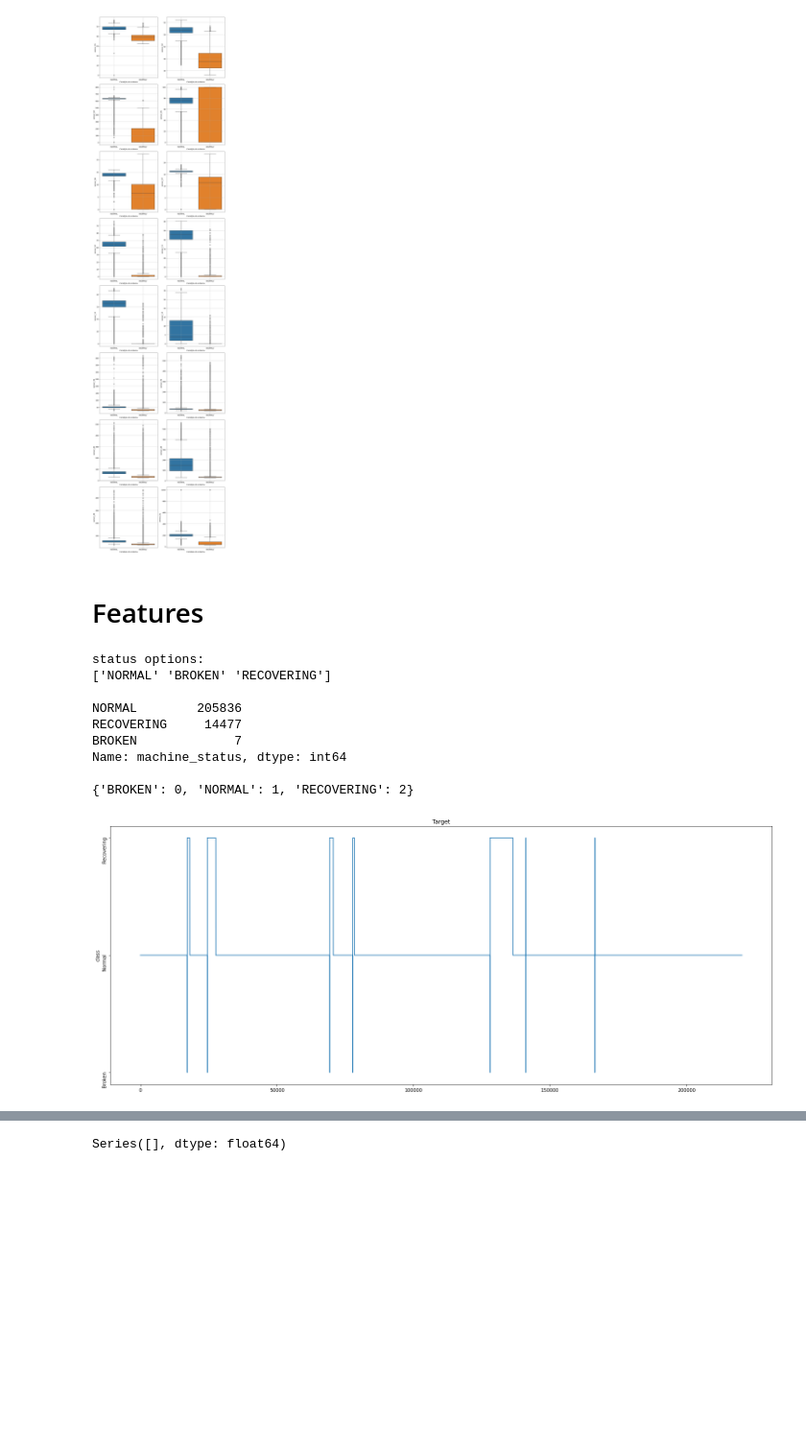
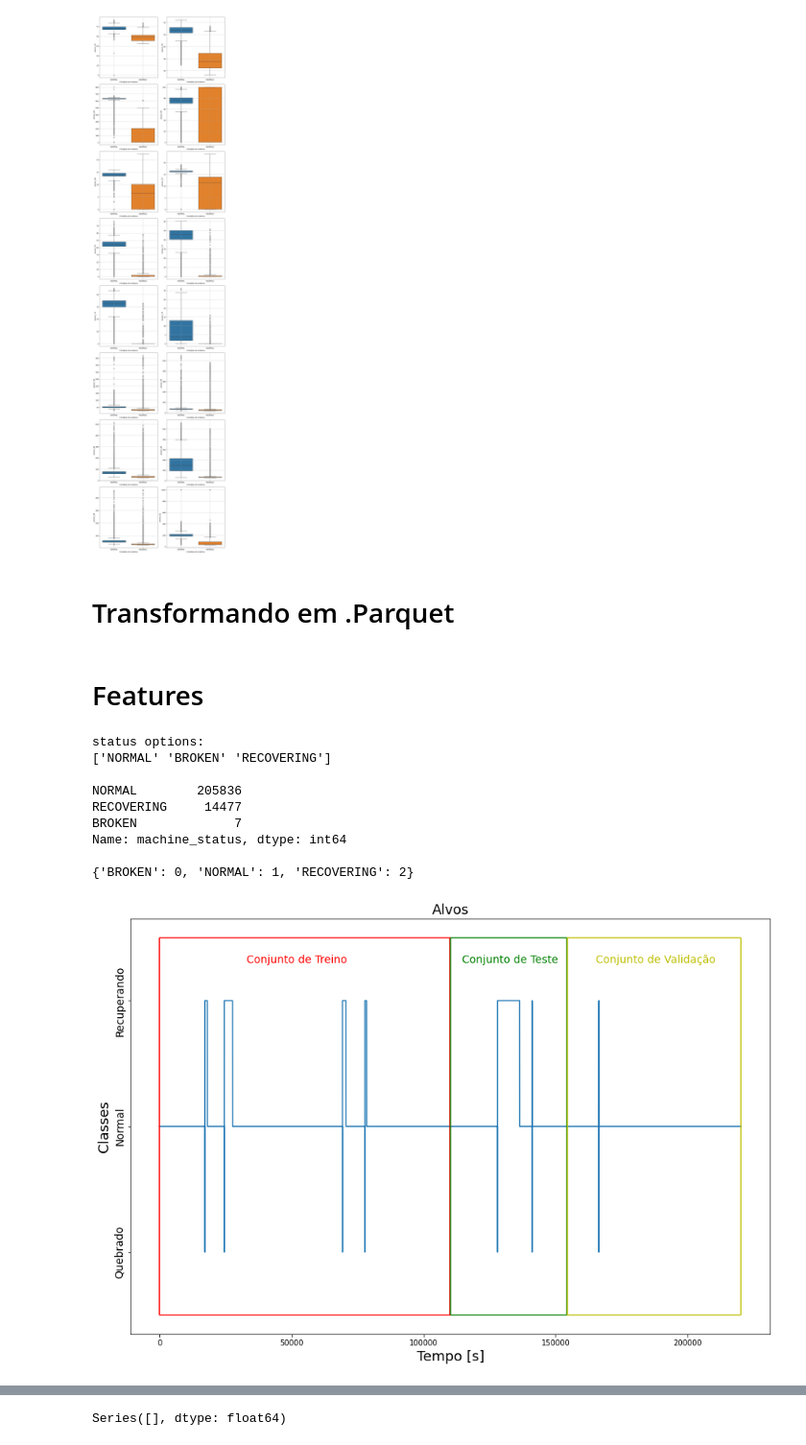
Before and after one commit to JordanAmorim/Predictive_Maintenance_in_Transfer_Pump_with_ML, a Jupyter notebook: ExtractionData.ipynb, the cells around one changed output, grey strips where cells are left out. Shown at 96% size. Drawn from its saved outputs; the diff is of its cells as text; code cells hidden in the pictures; blank space fills up the shorter version.

```diff
--- a/ExtractionData.ipynb
+++ b/ExtractionData.ipynb
@@ -168,3 +179,5 @@ from pump_utils.plots import boxplot
 boxplot(data= Df_v2)
 # %% [output]
 [figure]
+# %% [markdown]
+# Transformando em .Parquet
@@ -171,41 +186,68 @@ boxplot(data= Df_v2)
 # %% [markdown]
 # Features
+# %%
+path='F:\FACUL\FACULDADE\PG1\Dados'
+Df_v2 = pd.read_parquet(path+r'\Dados_Pump.parquet')
 # %%
 from sklearn import preprocessing
+from matplotlib.patches import Rectangle
 #  Get some info on the target-data
 
 print( 'status options: ');
 print( Df_v2['machine_status'].unique());
 print() # Get the unique values for class
 print (Df_v2['machine_status'].value_counts()); print() # Count the Classes to see how many we got from each
 
 # Convert the classes from string to values by using the sckit-learn mapper
 
 le = preprocessing.LabelEncoder() #get the label Encoder
 le.fit(Df_v2['machine_status']) #fit it to the data that the encoder knows what to do
 encoded_y=pd.DataFrame(le.transform(Df_v2['machine_status']),columns=['target']) #finally transform the data and put it into a pandas data frame for easier use
 
 #Get the Label map
 le_name_mapping = dict(zip(le.classes_, le.transform(le.classes_))) # To be able to later indentify what is what, create a label map
 print(le_name_mapping)
 
 x=np.linspace (1,len(encoded_y),len(encoded_y)) # create x-axis (could also be the converted timestamp column)
 
-fig, ax = plt.subplots(1,figsize=(25,10))
+fig, ax = plt.subplots(1,figsize=(15,10))
 plt.plot(x,encoded_y)
-plt.ylabel('class')
-plt.title('Target')
-labels = ['Normal','Broken','Recovering'] # Give the y-axis the Class lables we found earlier
-plt.yticks([1,0,2], labels, rotation='vertical') # Set the y-ticks to three to only show the classnames
+plt.ylabel('Classes', fontsize= 18)
+plt.xlabel('Tempo [s]', fontsize= 18)
+plt.title('Alvos', fontsize= 18)
+labels = ['Normal','Quebrado','Recuperando'] # Give the y-axis the Class lables we found earlier
+plt.yticks([1,0,2], labels, rotation='vertical',verticalalignment='center' ,fontsize= 14) # Set the y-ticks to three to only show the classnames
+
+for i in range(1): #Inserção de linhas para conjunto de treino
+    plt.vlines(int(len(Df_v2['sensor_01'])*0.4990), -0.5, 2.5, colors='r', linestyles='solid', label='', data=None)
+    plt.vlines(-0.5, -0.5, 2.5, colors='r', linestyles='solid', label='', data=None)
+    plt.hlines(2.5,int(len(Df_v2['sensor_01'])*0.5), 2.5, colors='r', linestyles='solid', label='Training Set', data=None)
+    plt.hlines(-0.5,int(len(Df_v2['sensor_01'])*0.5), 2.5, colors='r', linestyles='solid', label='', data=None)
+    plt.text(int(len(Df_v2['sensor_01'])*0.15), 2.3, 'Conjunto de Treino', fontsize=14, color = 'r')
+
+for i in range(1): #Inserção de linhas para conjunto de teste
+    plt.vlines(int(len(Df_v2['sensor_01'])*0.7), -0.5, 2.5, colors='g', linestyles='solid', label='', data=None)
+    plt.vlines(int(len(Df_v2['sensor_01'])*0.5), -0.5, 2.5, colors='g', linestyles='solid', label='', data=None)
+    plt.hlines(2.5,int(len(Df_v2['sensor_01'])*0.5), int(len(Df_v2['sensor_01'])*0.7),  colors='g', linestyles='solid', label='Test Set', data=None)
+    plt.hlines(-0.5,int(len(Df_v2['sensor_01'])*0.5), int(len(Df_v2['sensor_01'])*0.7), colors='g', linestyles='solid', label='', data=None)
+    plt.text(int(len(Df_v2['sensor_01'])*0.52), 2.3, 'Conjunto de Teste', fontsize=14, color = 'g')
+
+for i in range(1): #Inserção de linhas para conjunto de validação
+    plt.vlines(int(len(Df_v2['sensor_01'])*1), -0.5, 2.5, colors='y', linestyles='solid', label='', data=None)
+    plt.vlines(int(len(Df_v2['sensor_01'])*0.7010), -0.5, 2.5, colors='y', linestyles='solid', label='', data=None)
+    plt.hlines(2.5,int(len(Df_v2['sensor_01'])*0.7), int(len(Df_v2['sensor_01'])*1),  colors='y', linestyles='solid', label='Test Set', data=None)
+    plt.hlines(-0.5,int(len(Df_v2['sensor_01'])*0.7), int(len(Df_v2['sensor_01'])*1), colors='y', linestyles='solid', label='', data=None)
+    plt.text(int(len(Df_v2['sensor_01'])*0.75), 2.3, 'Conjunto de Validação', fontsize=14, color = 'y')
+
 plt.show()
 # %% [output]
 status options:
 ['NORMAL' 'BROKEN' 'RECOVERING']
 
 NORMAL        205836
 RECOVERING     14477
 BROKEN             7
 Name: machine_status, dtype: int64
 
 {'BROKEN': 0, 'NORMAL': 1, 'RECOVERING': 2}
-[figure, old version]
+[figure, new version]
```
Also changed, not shown: parts of 47 cells of this notebook.
